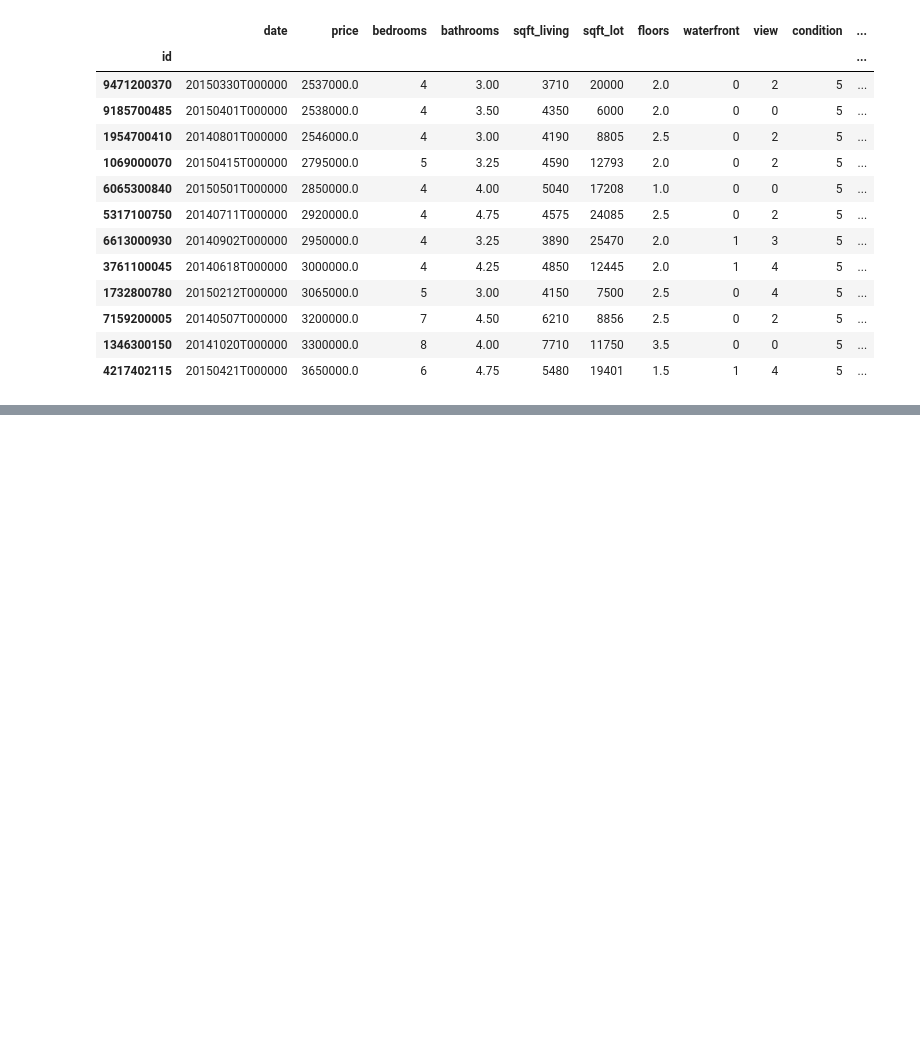
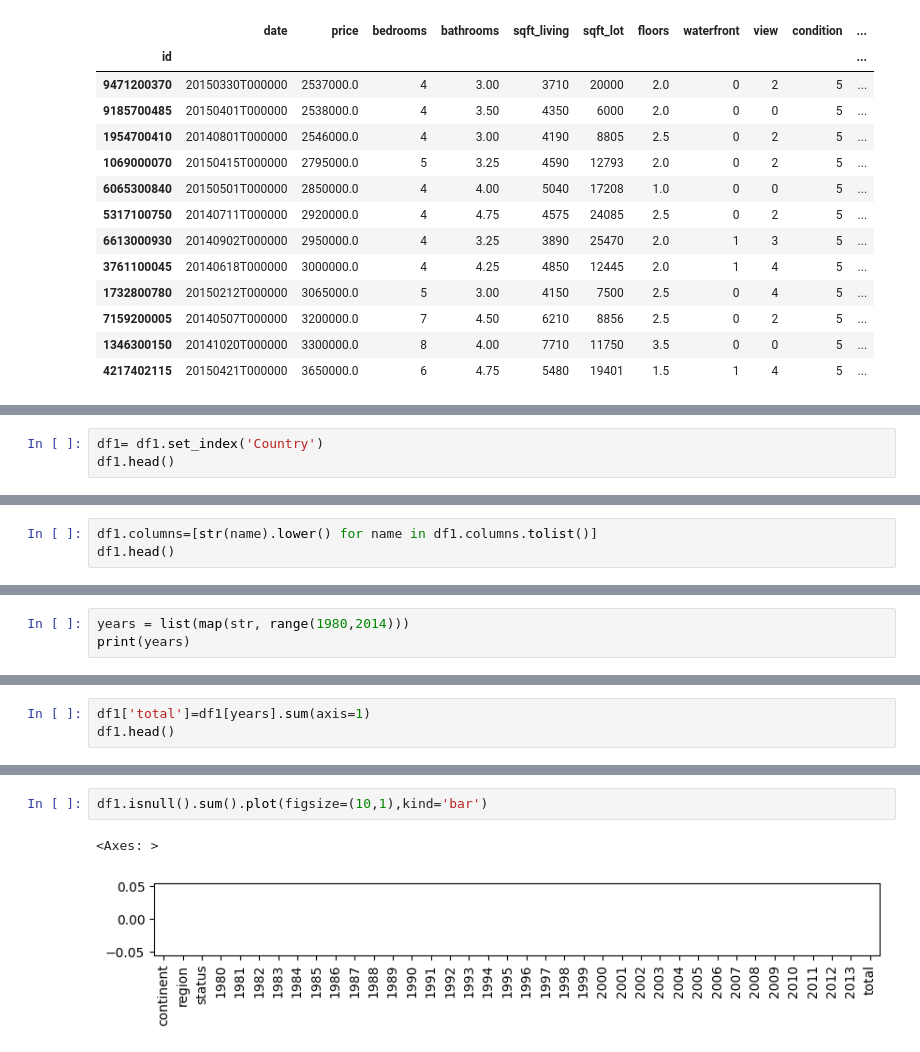
Before and after one commit to DewanshMishra19/python-programs, a Jupyter notebook: 8apandas.ipynb, the cells around one changed output, grey strips where cells are left out. Cells and saved outputs as stored; diff of their text form; blank space fills up the shorter version.

```diff
--- a/8apandas.ipynb
+++ b/8apandas.ipynb
@@ -609,0 +1061,3 @@ df.query('price>2500000 and condition ==5').sort_values('price')
+# %%
+df1= df1.set_index('Country')
+df1.head()
@@ -609,0 +1075,3 @@ df.query('price>2500000 and condition ==5').sort_values('price')
+# %%
+df1.columns=[str(name).lower() for name in df1.columns.tolist()]
+df1.head()
@@ -609,0 +1087,3 @@ df.query('price>2500000 and condition ==5').sort_values('price')
+# %%
+years = list(map(str, range(1980,2014)))
+print(years)
@@ -609,0 +1110,3 @@ df.query('price>2500000 and condition ==5').sort_values('price')
+# %%
+df1['total']=df1[years].sum(axis=1)
+df1.head()
@@ -609,0 +1122,5 @@ df.query('price>2500000 and condition ==5').sort_values('price')
+# %%
+df1.isnull().sum().plot(figsize=(10,1),kind='bar')
+# %% [output]
+<Axes: >
+[figure, added]
```
Also changed, not shown: parts of 61 cells of this notebook, 2 other files.
